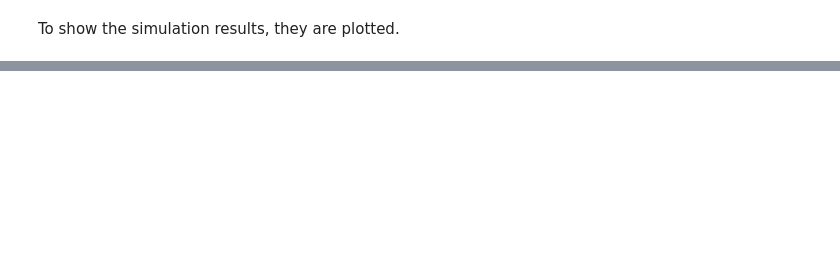
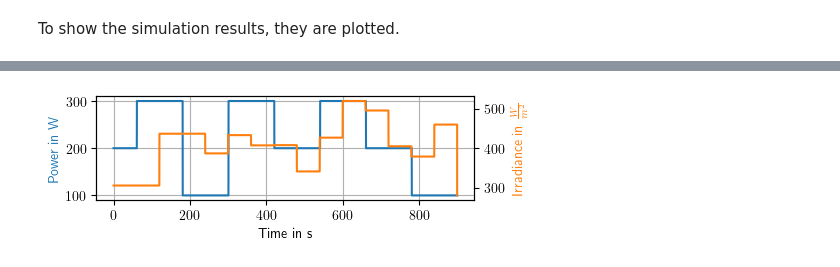
Before and after one commit to rAnnuth/stablerls, a Jupyter notebook: examples/04-Customising_Timing.ipynb, the cells around one changed output, grey strips where cells are left out. Drawn from its saved outputs; the diff is of its cells as text; code cells hidden in the pictures; blank space fills up the shorter version.

```diff
--- a/examples/04-Customising_Timing.ipynb
+++ b/examples/04-Customising_Timing.ipynb
@@ -279,0 +286,41 @@ figBat.show()
+# %%
+import matplotlib as mpl
+#from matplotlib.backends.backend_pgf import FigureCanvasPgf
+#mpl.backend_bases.register_backend('pgf', FigureCanvasPgf)
+import matplotlib.pyplot as plt
+plt.rcParams['text.usetex'] = True
+
+from math import sqrt
+
+default_width = 6.3 # width in inches
+default_ratio = (sqrt(5.0) - 1.0) / 1.5
+def figure_two(height=default_width*default_ratio, width=default_width, *args, **kwargs):
+    fig = plt.figure(figsize=(width, height),*args,**kwargs)
+    ax = [
+        fig.add_axes([0.2, 0.49, 0.6, 0.2], xticklabels=[]),
+        fig.add_axes([0.2, 0.28, 0.6, 0.2]),
+    ]
+    return fig, ax
+
+def figure_one(height=default_width*default_ratio, width=default_width, *args, **kwargs):
+    fig = plt.figure(figsize=(width, height),*args,**kwargs)
+    ax = [
+        fig.add_axes([0.2, 0.28, 0.6, 0.2]),
+    ]
+    return fig, ax
+# %%
+fig, ax = figure_one()
+
+ax[0].plot(microgrid.times, microgrid.inputs[:,2],c=u'#1f77b4')
+ax[0].set(xlabel='Time in s')
+plt.ylabel('Power in W', color=u'#1f77b4')
+
+
+ax2 = ax[0].twinx()
+ax2.plot(microgrid.times, microgrid.inputs[:,1], c= u'#ff7f0e')
+plt.ylabel(r'Irradiance in $\frac{W}{m^2}$', c=u'#ff7f0e')
+ax[0].grid()
+
+fig.savefig('../joss/result_input.pdf', bbox_inches='tight')
+# %% [output]
+[figure, added]
```
Also changed, not shown: parts of 8 cells of this notebook, 3 other files.
